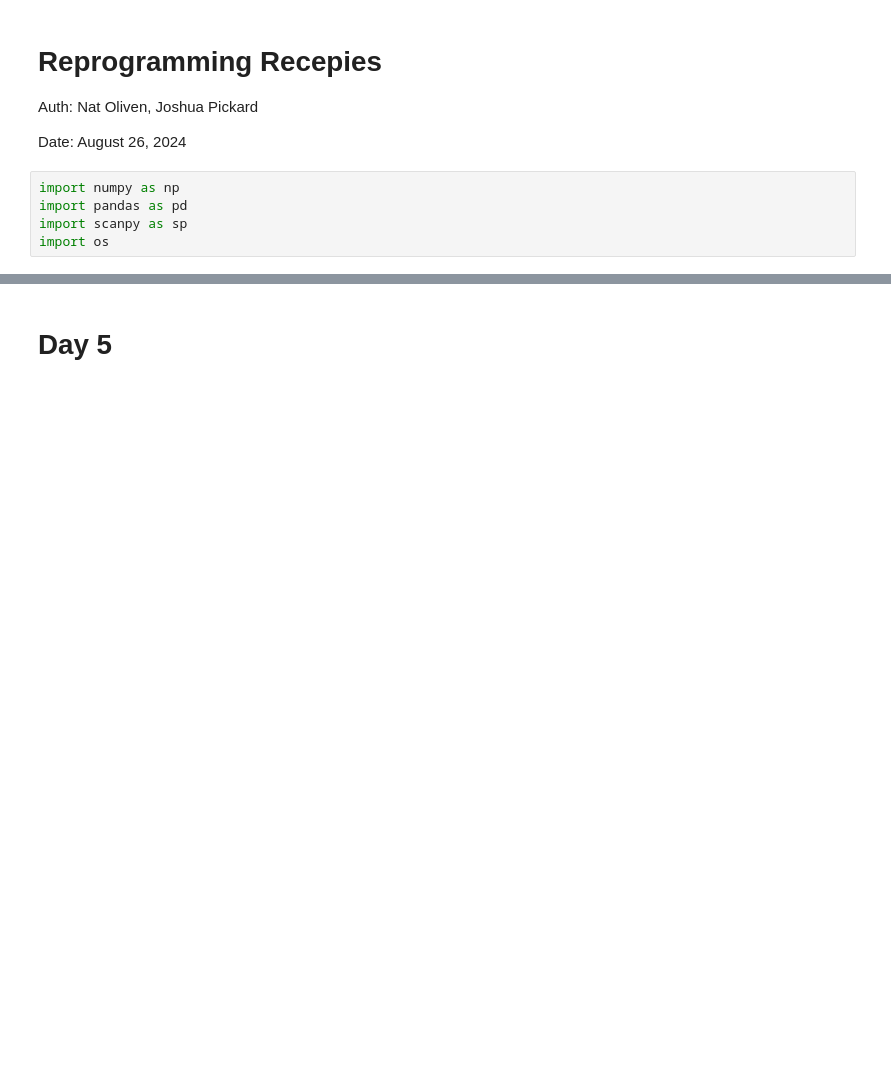
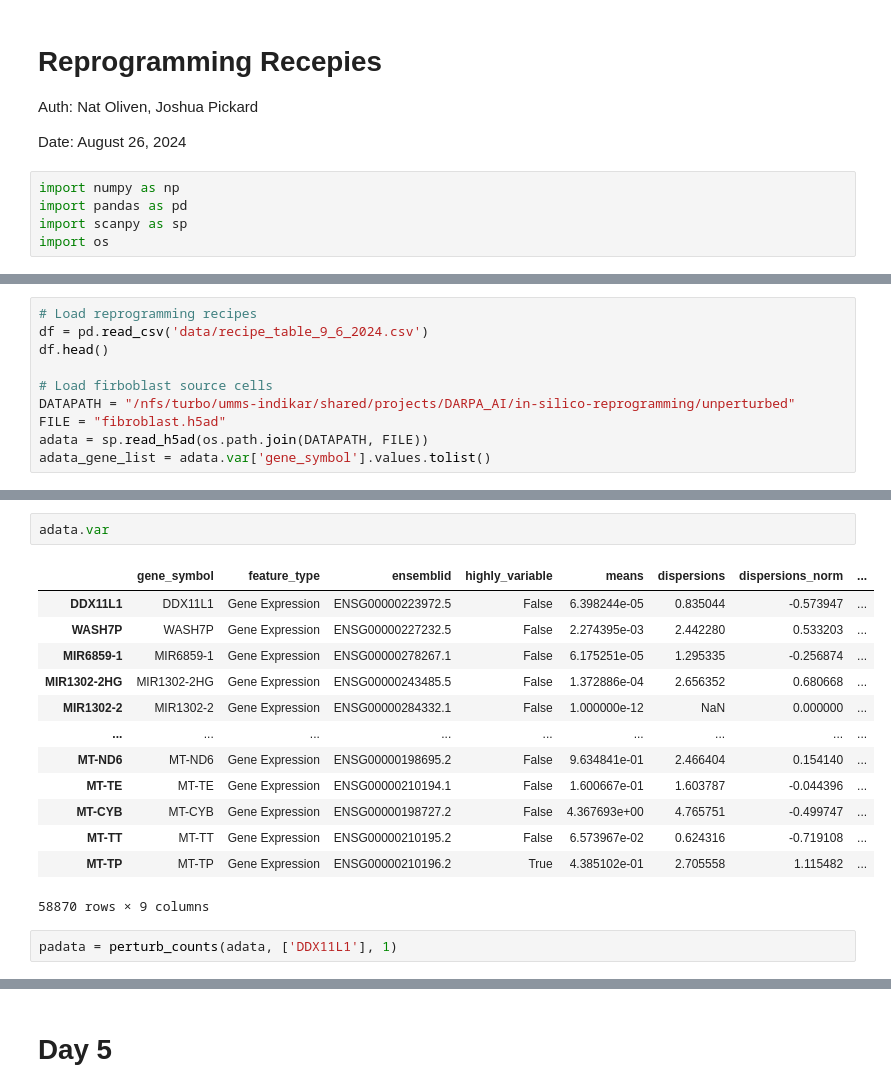
Before and after one commit to Jpickard1/scFoundationModels, a Jupyter notebook: notebooks/reprogramming/reprogramming-recipies-oliven.ipynb, the cells around one changed output, grey strips where cells are left out. Saved outputs shown, nothing was run; the diff lists cells and outputs as text; blank space fills up the shorter version.

```diff
--- a/notebooks/reprogramming/reprogramming-recipies-oliven.ipynb
+++ b/notebooks/reprogramming/reprogramming-recipies-oliven.ipynb
@@ -11,0 +886,10 @@ import os
+# %%
+# Load reprogramming recipes
+df = pd.read_csv('data/recipe_table_9_6_2024.csv')
+df.head()
+
+# Load firboblast source cells
+DATAPATH = "/nfs/turbo/umms-indikar/shared/projects/DARPA_AI/in-silico-reprogramming/unperturbed"
+FILE = "fibroblast.h5ad"
+adata = sp.read_h5ad(os.path.join(DATAPATH, FILE))
+adata_gene_list = adata.var['gene_symbol'].values.tolist()
@@ -11,0 +997,18 @@ import os
+# %%
+adata.var
+# %% [output]
+|  | gene_symbol | feature_type | ensemblid | highly_variable | means | dispersions | dispersions_norm | ... |
+| DDX11L1 | DDX11L1 | Gene Expression | ENSG00000223972.5 | False | 6.398244e-05 | 0.835044 | -0.573947 | ... |
+| WASH7P | WASH7P | Gene Expression | ENSG00000227232.5 | False | 2.274395e-03 | 2.442280 | 0.533203 | ... |
+| MIR6859-1 | MIR6859-1 | Gene Expression | ENSG00000278267.1 | False | 6.175251e-05 | 1.295335 | -0.256874 | ... |
+| MIR1302-2HG | MIR1302-2HG | Gene Expression | ENSG00000243485.5 | False | 1.372886e-04 | 2.656352 | 0.680668 | ... |
+| MIR1302-2 | MIR1302-2 | Gene Expression | ENSG00000284332.1 | False | 1.000000e-12 | NaN | 0.000000 | ... |
+| ... | ... | ... | ... | ... | ... | ... | ... | ... |
+| MT-ND6 | MT-ND6 | Gene Expression | ENSG00000198695.2 | False | 9.634841e-01 | 2.466404 | 0.154140 | ... |
+| MT-TE | MT-TE | Gene Expression | ENSG00000210194.1 | False | 1.600667e-01 | 1.603787 | -0.044396 | ... |
+| MT-CYB | MT-CYB | Gene Expression | ENSG00000198727.2 | False | 4.367693e+00 | 4.765751 | -0.499747 | ... |
+| MT-TT | MT-TT | Gene Expression | ENSG00000210195.2 | False | 6.573967e-02 | 0.624316 | -0.719108 | ... |
+| MT-TP | MT-TP | Gene Expression | ENSG00000210196.2 | True | 4.385102e-01 | 2.705558 | 1.115482 | ... |
+58870 rows × 9 columns
+# %%
+padata = perturb_counts(adata, ['DDX11L1'], 1)
```
Also changed, not shown: parts of 49 cells of this notebook.
